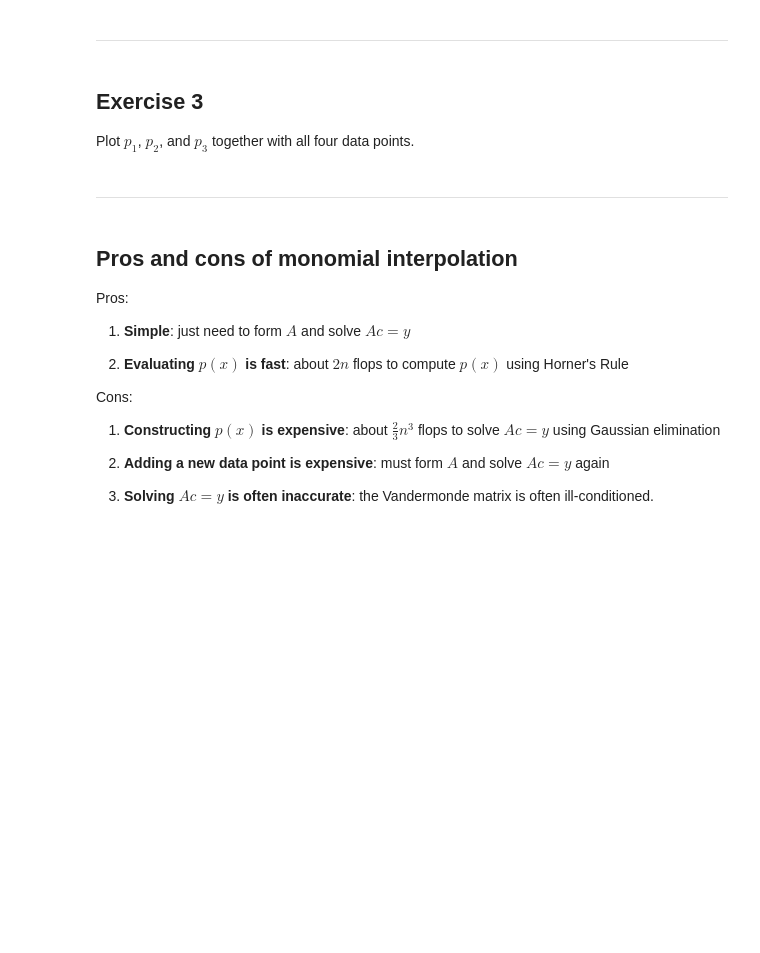
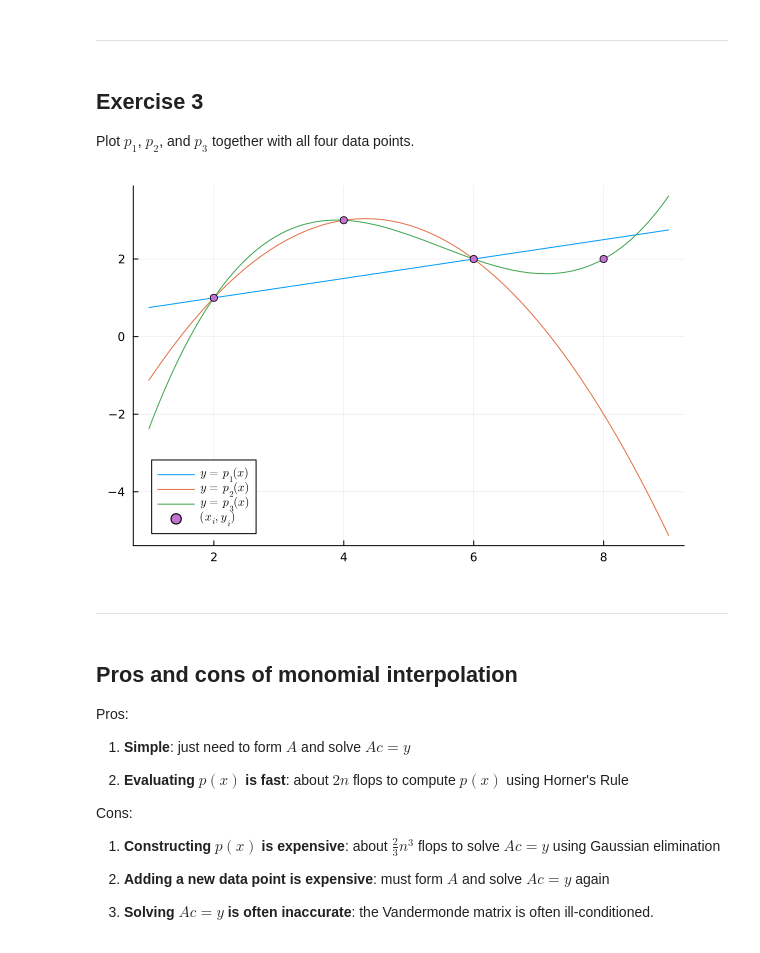
Before and after one commit to ApolloTheApollo/20262-lecture-notes, a Jupyter notebook: chapter10/Section 10.2 - Monomial interpolation.ipynb, the cells around one changed output. Saved outputs shown, nothing was run; the diff lists cells and outputs as text; code cells hidden in the pictures; blank space fills up the shorter version.

```diff
--- a/chapter10/Section 10.2 - Monomial interpolation.ipynb
+++ b/chapter10/Section 10.2 - Monomial interpolation.ipynb
@@ -272,0 +354,5 @@ What are the values of $p_3(3)$, $p_3(5)$, and $p_3(7)$?
+# %%
+x = [2, 6, 4, 8//1]
+y = [1, 2, 3, 2//1]
+
+monointerp(x, y)
@@ -281,3 +386,13 @@ using Plots, LaTeXStrings
+# %%
+using Plots, LaTeXStrings
+
+a, b = 1.0, 9.0
+plot(p1, a, b, label=L"y = p_1(x)")
+plot!(p2, a, b, label=L"y = p_2(x)")
+plot!(p3, a, b, label=L"y = p_3(x)")
+scatter!(x, y, label=L"(x_i,y_i)")
+# %% [output]
+[figure, added]
 # %% [markdown]
 ---
 # %% [markdown]
```
Also changed, not shown: parts of 18 cells of this notebook, 1 other file.
